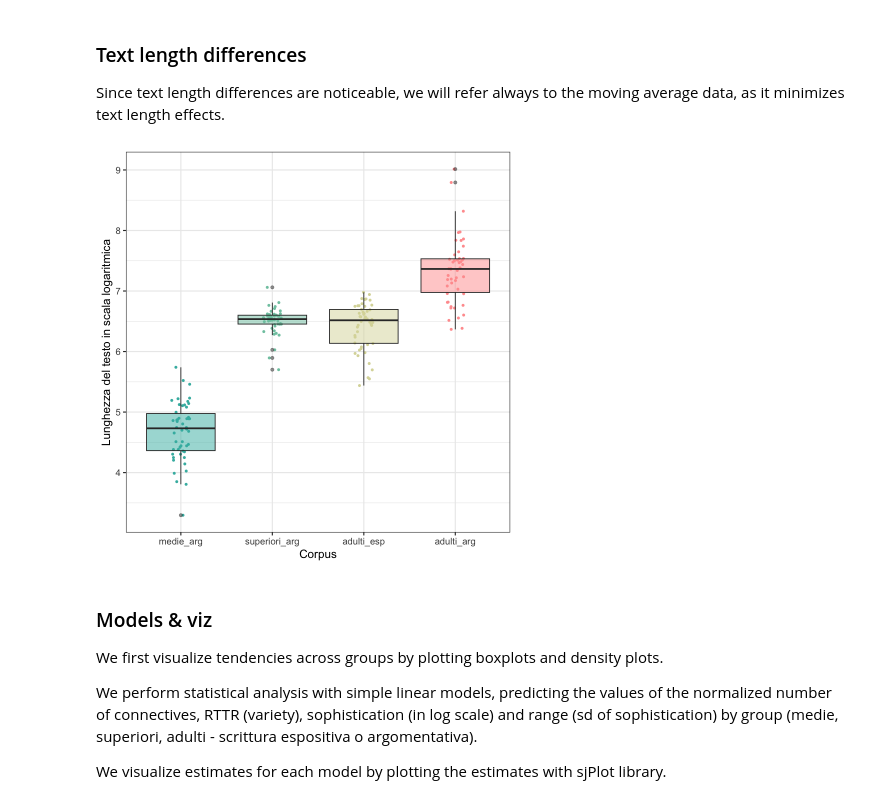
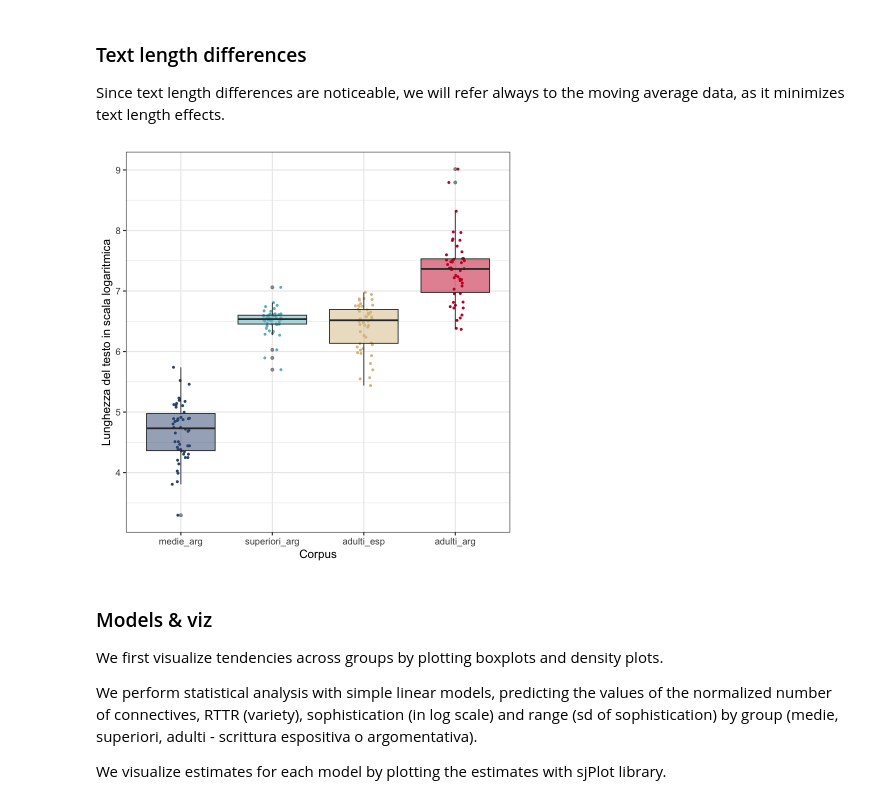
Before and after one commit to arianna-bienati/itaca-basel, a Jupyter notebook: RQ1.ipynb, the cells around one changed output. Cells and saved outputs as stored; diff of their text form; code cells hidden in the pictures.

Commit message:
play with palettes

```diff
--- a/RQ1.ipynb
+++ b/RQ1.ipynb
@@ -254,21 +254,21 @@ Since text length differences are noticeable, we will refer always to the moving
 # %%
 plt_lengths <- summarized_data_l1 %>%
   ggplot(aes(x = group, y = log(num_tokens))) +
   geom_jitter(aes(col = group), width = 0.1, size = 1) +
   geom_boxplot(aes(fill = group), alpha = 0.5) +
   xlab("Corpus") +
   ylab("Lunghezza del testo in scala logaritmica") +
-  scale_fill_paletteer_d("NineteenEightyR::miami2") +
-  scale_colour_paletteer_d("NineteenEightyR::miami2") +
+  scale_fill_paletteer_d("rockthemes::nodoubt") +
+  scale_colour_paletteer_d("rockthemes::nodoubt") +
   theme_bw(base_size = 14) +
   theme(legend.position = "none")
 
 plt_lengths
 ggsave("figures/text_length_diff.png", plt_lengths,
        device = "png", create.dir = TRUE,
        width = 6, height = 6, dpi = 600, bg = "transparent")
 # %% [output]
-[figure, old version]
+[figure, new version]
 # %% [markdown]
 ### Models & viz
 
```
Also changed, not shown: parts of 4 cells of this notebook.
